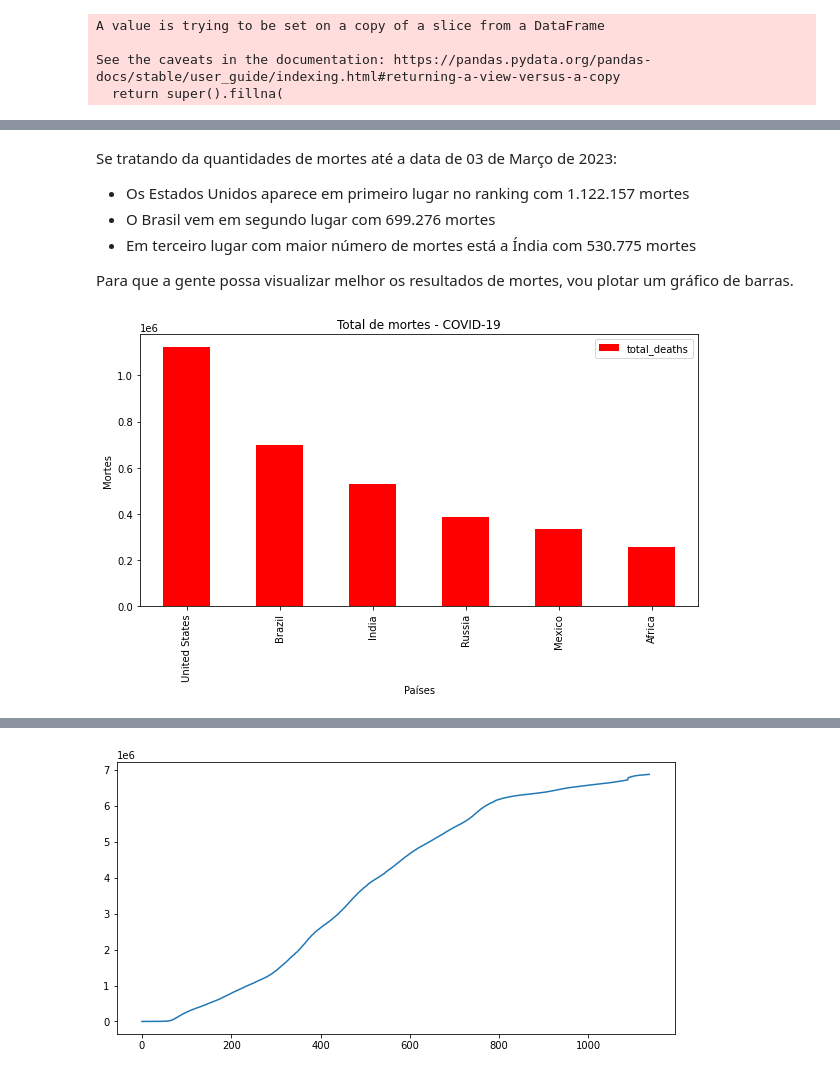
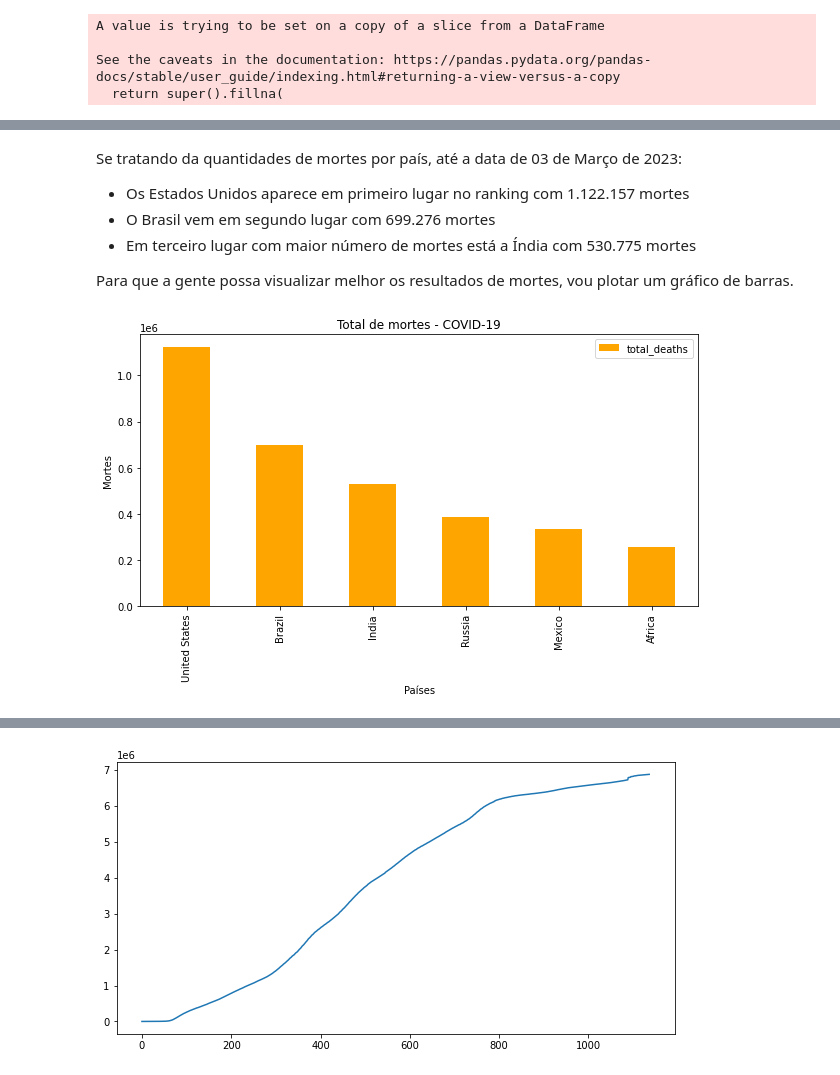
Before and after one commit to julianadslopes/Data_Science, a Jupyter notebook: Projeto_Covid19/Projeto_Panorama_da_COVID_19_no_Brasil_e_no_Mundo.ipynb, the cells around one changed output, grey strips where cells are left out. Drawn from its saved outputs; the diff is of its cells as text; code cells hidden in the pictures.

```diff
--- a/Projeto_Covid19/Projeto_Panorama_da_COVID_19_no_Brasil.ipynb
+++ b/Projeto_Covid19/Projeto_Panorama_da_COVID_19_no_Brasil_e_no_Mundo.ipynb
@@ -216,7 +236,7 @@ Para fazer isso é preciso entender quais as perguntas do negócio eu preciso re
 # %%
 df_covid = df[['iso_code', 'location', 'date', 'total_cases',
-               'new_cases', 'total_deaths', 'new_deaths',
-               'median_age', 'gdp_per_capita', 'life_expectancy']]
+               'new_cases', 'total_deaths', 'new_deaths', 'population',
+               'people_vaccinated', 'median_age', 'life_expectancy']]
 
 df_covid.fillna(0, inplace=True)
 # %% [output]
@@ -308,5 +378,5 @@ data_atual_mortes
 # %% [markdown]
-Se tratando da quantidades de mortes até a data de 03 de Março de 2023:
+Se tratando da quantidades de mortes por país, até a data de 03 de Março de 2023:
 
 * Os Estados Unidos aparece em primeiro lugar no ranking com 1.122.157 mortes
 * O Brasil vem em segundo lugar com 699.276 mortes
@@ -316,12 +386,12 @@ Para que a gente possa visualizar melhor os resultados de mortes, vou plotar um
 # %%
 # visualizando o total de mortes através de um gráfico de barras
 data_atual_mortes10 = df_covid.loc[df_covid['date'] == '2023-03-03', ['location', 'total_deaths']].sort_values(by='total_deaths', ascending=False)[9:15]
 
-data_atual_mortes10.plot(x='location', y='total_deaths', kind='bar', figsize=(10, 5), color='red')
+data_atual_mortes10.plot(x='location', y='total_deaths', kind='bar', figsize=(10, 5), color='orange')
 plt.title('Total de mortes - COVID-19')
 plt.xlabel('Países')
 plt.ylabel('Mortes')
 
 plt.show();
 # %% [output]
-[figure, old version]
+[figure, new version]
```
Also changed, not shown: parts of 50 cells of this notebook.
